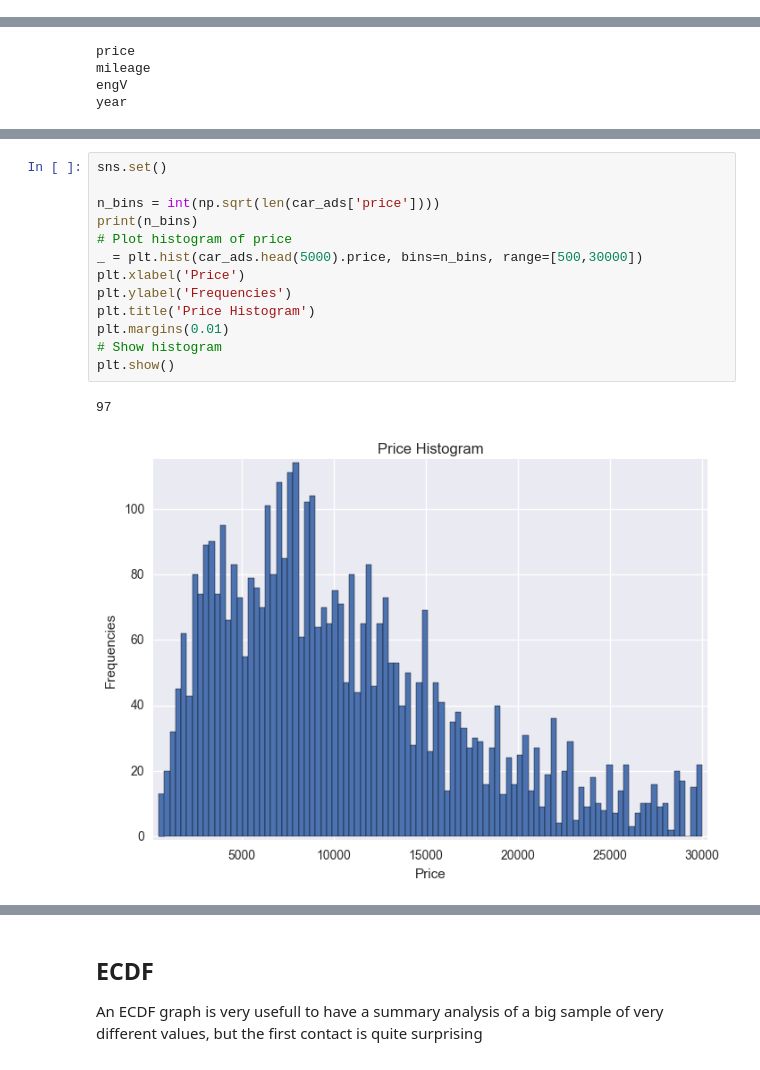
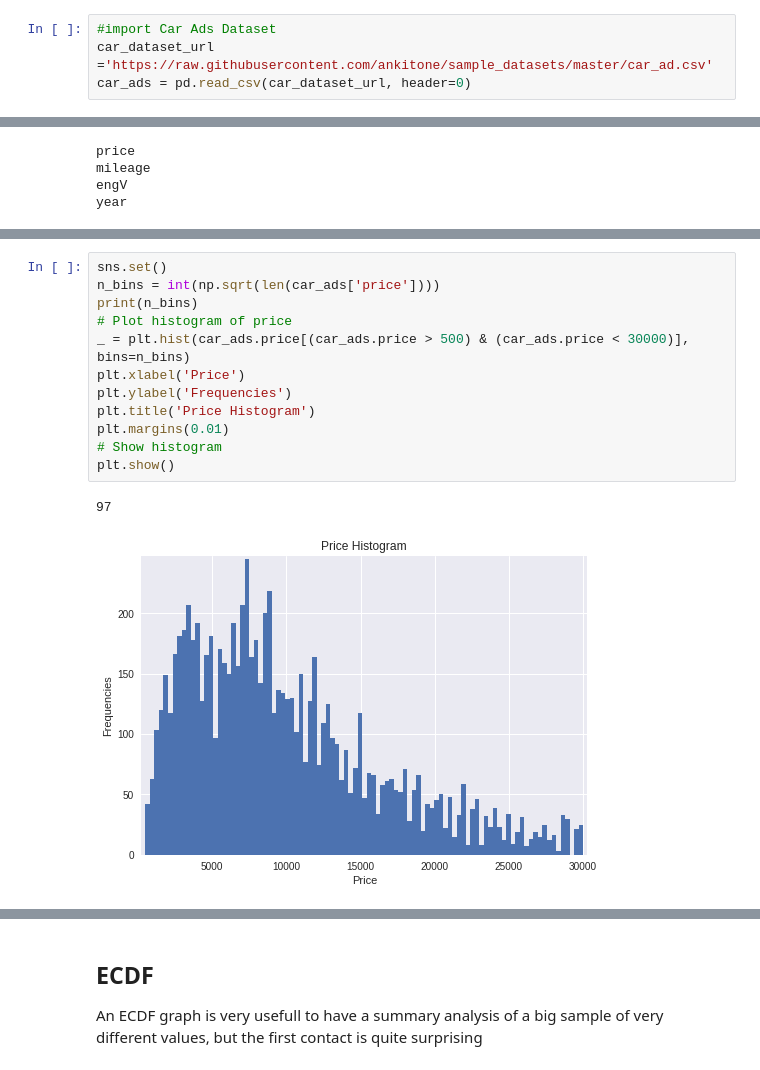
Before and after one commit to amdgd/team-old, a Jupyter notebook: src/Sample Projects/Car Ads.ipynb, the cells around one changed output, grey strips where cells are left out. Saved outputs shown, nothing was run; the diff lists cells and outputs as text.

```diff
--- a/src/Sample Projects/Car Ads.ipynb
+++ b/src/Sample Projects/Car Ads.ipynb
@@ -14,3 +10,7 @@ car_ads = pd.read_csv(car_dataset_url, header=0)
+# %%
+#import Car Ads Dataset
+car_dataset_url ='https://raw.githubusercontent.com/ankitone/sample_datasets/master/car_ad.csv'
+car_ads = pd.read_csv(car_dataset_url, header=0)
 # %% [markdown]
 Content
 
@@ -127,18 +137,17 @@ plt.show()
 # %%
 sns.set()
-
 n_bins = int(np.sqrt(len(car_ads['price'])))
 print(n_bins)
 # Plot histogram of price
-_ = plt.hist(car_ads.head(5000).price, bins=n_bins, range=[500,30000])
+_ = plt.hist(car_ads.price[(car_ads.price > 500) & (car_ads.price < 30000)], bins=n_bins)
 plt.xlabel('Price')
 plt.ylabel('Frequencies')
 plt.title('Price Histogram')
 plt.margins(0.01)
 # Show histogram
 plt.show()
 # %% [output]
 97
-[figure, old version]
+[figure, new version]
 # %%
 sns.set()
```
Also changed, not shown: parts of 13 cells of this notebook, 39 other files.
